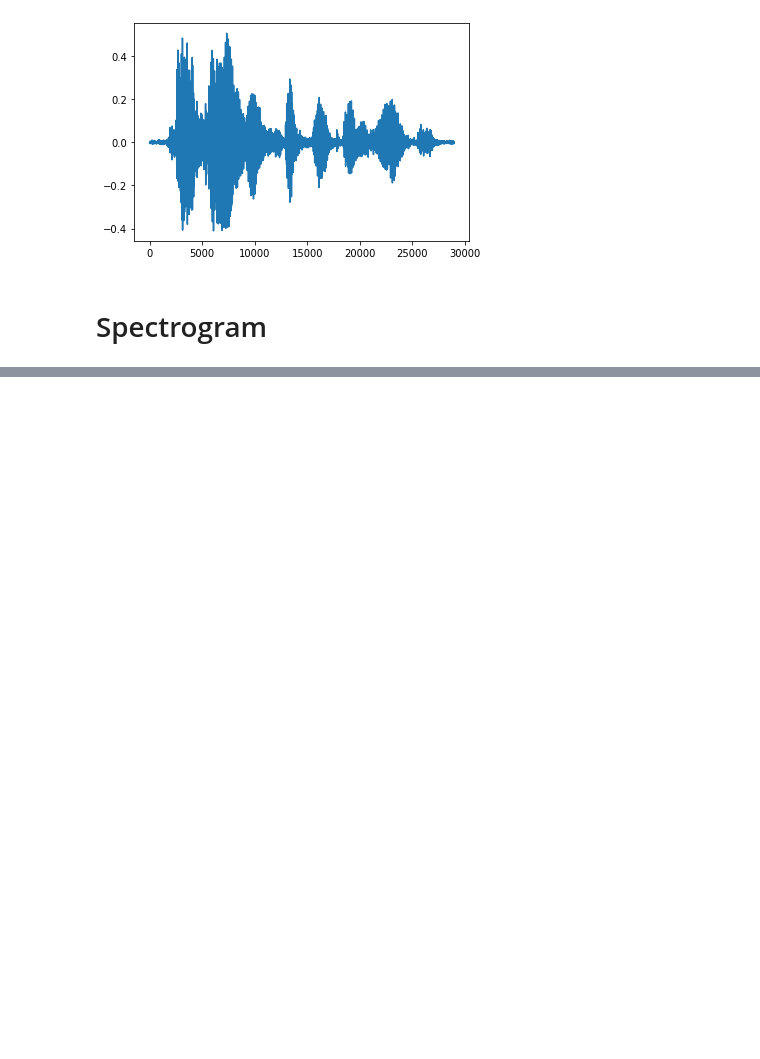
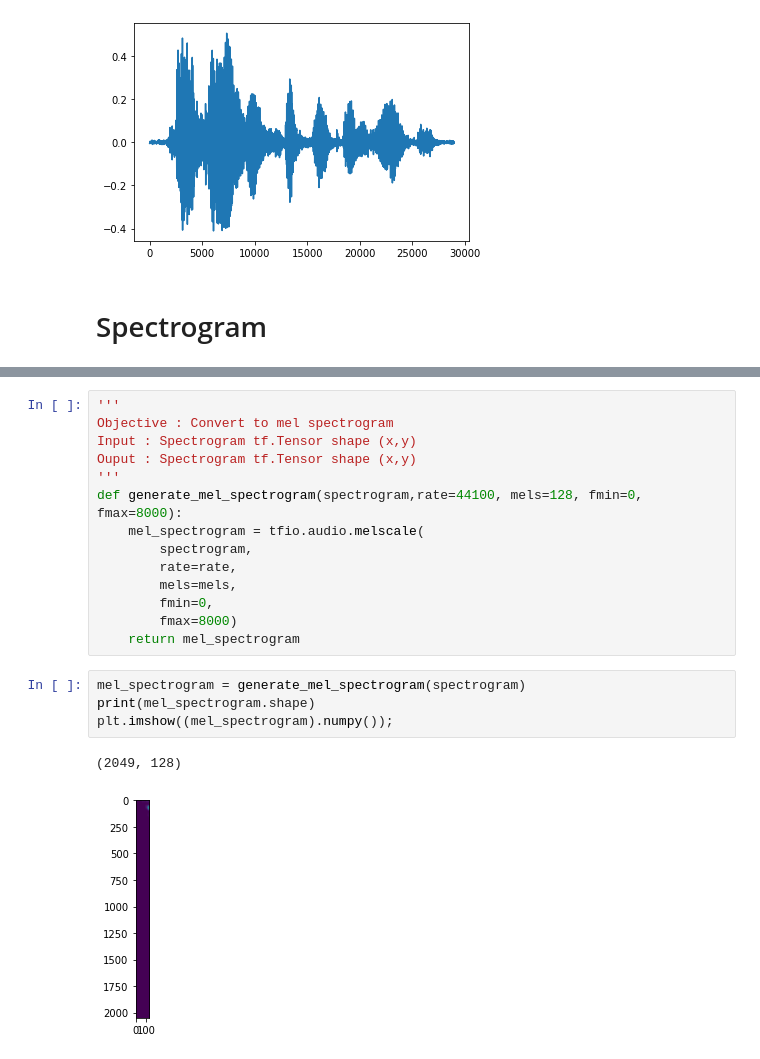
Before and after one commit to charlottesuaud/birds, a Jupyter notebook: notebooks/TF_io_audio.ipynb, the cells around one changed output, grey strips where cells are left out. Saved outputs shown, nothing was run; the diff lists cells and outputs as text; blank space fills up the shorter version.

```diff
--- a/notebooks/TF_io_audio.ipynb
+++ b/notebooks/TF_io_audio.ipynb
@@ -217,0 +189,21 @@ librosa.display.specshow(S_db);
+# %%
+'''
+Objective : Convert to mel spectrogram
+Input : Spectrogram tf.Tensor shape (x,y)
+Ouput : Spectrogram tf.Tensor shape (x,y)
+'''
+def generate_mel_spectrogram(spectrogram,rate=44100, mels=128, fmin=0, fmax=8000):
+    mel_spectrogram = tfio.audio.melscale(
+        spectrogram,
+        rate=rate,
+        mels=mels,
+        fmin=0,
+        fmax=8000)
+    return mel_spectrogram
+# %%
+mel_spectrogram = generate_mel_spectrogram(spectrogram)
+print(mel_spectrogram.shape)
+plt.imshow((mel_spectrogram).numpy());
+# %% [output]
+(2049, 128)
+[figure, added]
```
Also changed, not shown: parts of 12 cells of this notebook.
